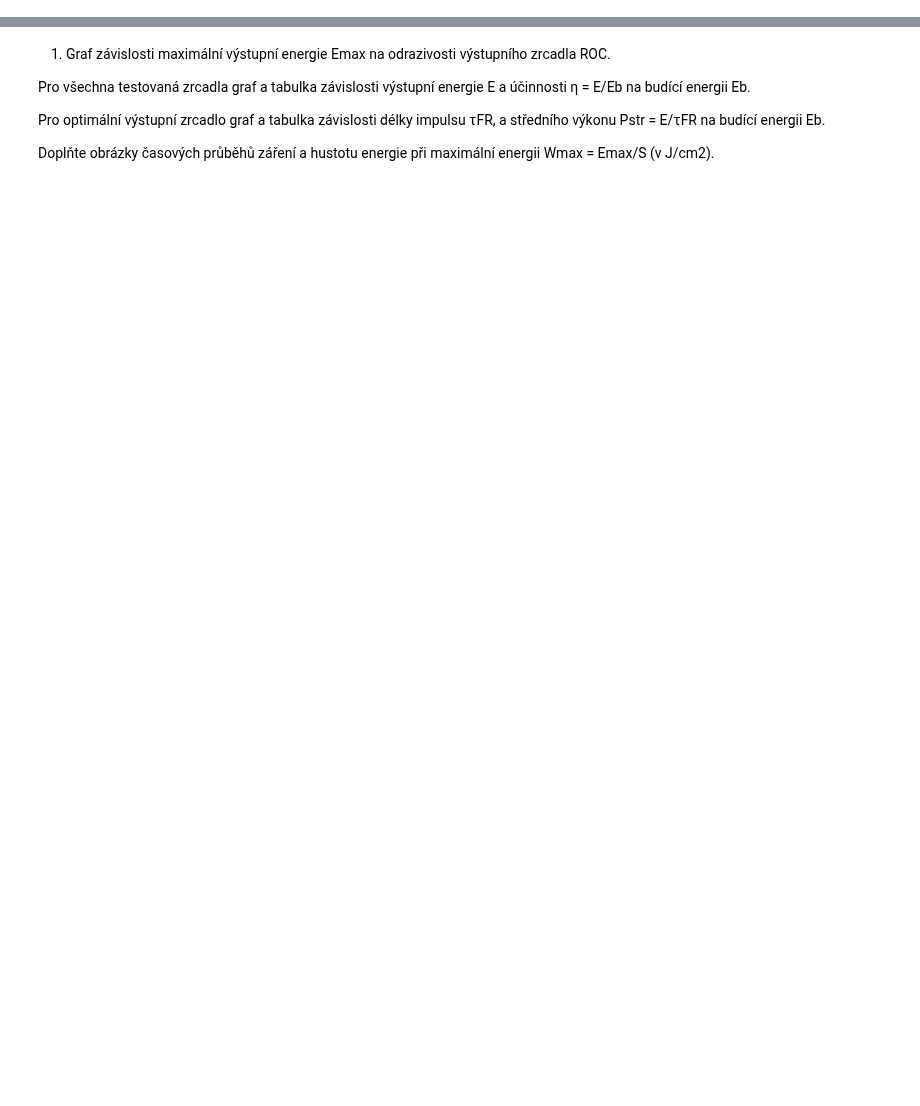
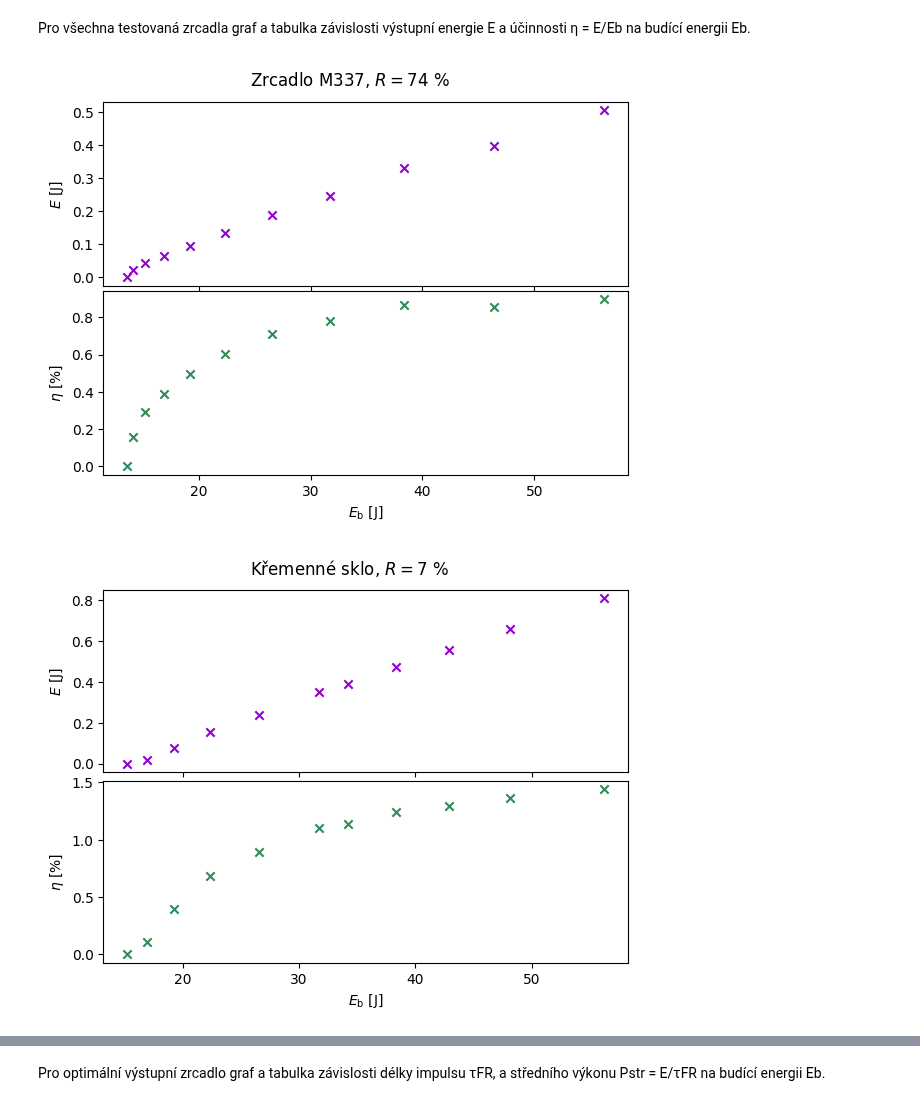
Before and after one commit to omikron-ceti/ZPLT, a Jupyter notebook: uloha_01/data_01/data_01.ipynb, the cells around one changed output, grey strips where cells are left out. Drawn from its saved outputs; the diff is of its cells as text; code cells hidden in the pictures; blank space fills up the shorter version.

```diff
--- a/uloha_01/data_01/data_01.ipynb
+++ b/uloha_01/data_01/data_01.ipynb
@@ -16,5 +20,6 @@ import matplotlib.pyplot as plt # vykreslovani grafu
 prevodni_tabulka = pd.read_excel("data_01.xlsx", sheet_name="prevodni_tabulka", engine="openpyxl", usecols="A, B", index_col=0)
 zrcadlo_M337 = pd.read_excel("data_01.xlsx", sheet_name="volne", engine="openpyxl", skiprows=1, usecols="A, B", nrows=12)
 kremenne_sklo = pd.read_excel("data_01.xlsx", sheet_name="volne", engine="openpyxl", skiprows=1, usecols="C, D", nrows=12)
-zrcadlo_M237 = pd.read_excel("data_01.xlsx", sheet_name="volne", engine="openpyxl", skiprows=1, usecols="E, F", nrows=12)
+zrcadlo_M327 = pd.read_excel("data_01.xlsx", sheet_name="volne", engine="openpyxl", skiprows=1, usecols="E, F", nrows=12)
+zesilovac = pd.read_excel("data_01.xlsx", sheet_name="zesilovac", engine="openpyxl", skiprows=1, usecols="A, B", nrows=12)
 prevodni_tabulka = prevodni_tabulka.to_dict(orient="dict")["U [V]"]
@@ -30,0 +65,64 @@ zrcadlo_M237_prevedene = pd.DataFrame.from_dict({
+# %% [markdown]
+Pro všechna testovaná zrcadla graf a tabulka závislosti výstupní energie E a účinnosti η = E/Eb na budící energii Eb.
+# %%
+ucinnost_M337 = zrcadlo_M337_prevedene["D2 [J]"]/zrcadlo_M337_prevedene["E_b [J]"] * 100
+ucinnost_kremenne_sklo = kremenne_sklo_prevedene["D2 [J]"]/kremenne_sklo_prevedene["E_b [J]"] * 100
+ucinnost_M327 = zrcadlo_M327_prevedene["D2 [J]"]/zrcadlo_M327_prevedene["E_b [J]"] * 100
+
+fig_M337, ax = plt.subplots(2, 1, sharex=True)
+ax[0].scatter(zrcadlo_M337_prevedene["E_b [J]"], zrcadlo_M337_prevedene["D2 [J]"],
+              color="darkviolet", marker="x")
+ax[1].scatter(zrcadlo_M337_prevedene["E_b [J]"], ucinnost_M337,
+              color="seagreen", marker="x")
+plt.tight_layout(pad=3, h_pad=0)
+plt.suptitle("Zrcadlo M337, $R=74~\\%$")
+ax[1].set_xlabel("$E_\\mathrm{{b}}~\\mathrm{[J]}$")
+ax[0].set_ylabel("$E~\\mathrm{[J]}$")
+ax[1].set_ylabel("$\\eta~\\mathrm{[\%]}$")
+plt.savefig("../protokol_01/img/zrcadlo_M337.pdf")
+
+fig_kremenne_sklo, ax = plt.subplots(2, 1, sharex=True)
+ax[0].scatter(kremenne_sklo_prevedene["E_b [J]"], kremenne_sklo_prevedene["D2 [J]"],
+              color="darkviolet", marker="x")
+ax[1].scatter(kremenne_sklo_prevedene["E_b [J]"], ucinnost_kremenne_sklo,
+              color="seagreen", marker="x")
+plt.tight_layout(pad=3, h_pad=0)
+plt.suptitle("Křemenné sklo, $R=7~\\%$")
+ax[1].set_xlabel("$E_\\mathrm{{b}}~\\mathrm{[J]}$")
+ax[0].set_ylabel("$E~\\mathrm{[J]}$")
+ax[1].set_ylabel("$\\eta~\\mathrm{[\%]}$")
+plt.savefig("../protokol_01/img/zrcadlo_kremenne_sklo.pdf")
+
+fig_M327, ax = plt.subplots(2, 1, sharex=True)
+ax[0].scatter(zrcadlo_M327_prevedene["E_b [J]"], zrcadlo_M327_prevedene["D2 [J]"],
+              color="darkviolet", marker="x")
+ax[1].scatter(zrcadlo_M327_prevedene["E_b [J]"], ucinnost_M327,
+              color="seagreen", marker="x")
+plt.tight_layout(pad=3, h_pad=0)
+plt.suptitle("Zrcadlo M327, $R=48~\\%$")
+ax[1].set_xlabel("$E_\\mathrm{{b}}~\\mathrm{[J]}$")
+ax[0].set_ylabel("$E~\\mathrm{[J]}$")
+ax[1].set_ylabel("$\\eta~\\mathrm{[\%]}$")
+plt.savefig("../protokol_01/img/zrcadlo_M327.pdf")
+
+zrcadla_ucinnost = {
+    "zrcadlo M337":pd.DataFrame.from_dict({"E_b [J]": list(zrcadlo_M337_prevedene["E_b [J]"]),
+                    "E [J]": list(zrcadlo_M337_prevedene["D2 [J]"]),
+                    "eta [%]": list(ucinnost_M337)}),
+    "kremenne sklo":pd.DataFrame.from_dict({"E_b [J]": list(kremenne_sklo_prevedene["E_b [J]"]),
+                    "E [J]": list(kremenne_sklo_prevedene["D2 [J]"]),
+                    "eta [%]": list(ucinnost_kremenne_sklo)}),
+    "zrcadlo M327":pd.DataFrame.from_dict({"E_b [J]": list(zrcadlo_M327_prevedene["E_b [J]"]),
+                    "E [J]": list(zrcadlo_M327_prevedene["D2 [J]"]),
+                    "eta [%]": list(ucinnost_M327)})
+}
+
+with open("tabulka_M337.txt", "w") as file:
+    file.write(zrcadla_ucinnost["zrcadlo M337"].to_latex(index=False).replace(".", ","))
+with open("tabulka_kremenne_sklo.txt", "w") as file:
+    file.write(zrcadla_ucinnost["kremenne sklo"].to_latex(index=False).replace(".", ","))
+with open("tabulka_M237.txt", "w") as file:
+    file.write(zrcadla_ucinnost["zrcadlo M327"].to_latex(index=False).replace(".", ","))
+# %% [output]
+[figure, added]
+[figure, added]
@@ -31,8 +130,3 @@ zrcadlo_M237_prevedene = pd.DataFrame.from_dict({
 # %% [markdown]
-1. Graf závislosti maximální výstupní energie Emax na odrazivosti výstupního zrcadla ROC.
-
-Pro všechna testovaná zrcadla graf a tabulka závislosti výstupní energie E a účinnosti η = E/Eb na budící energii Eb.
 
 Pro optimální výstupní zrcadlo graf a tabulka závislosti délky impulsu τFR, a středního výkonu Pstr = E/τFR na budící energii Eb.
-
-Doplňte obrázky časových průběhů záření a hustotu energie při maximální energii Wmax = Emax/S (v J/cm2).
```
Also changed, not shown: parts of 14 cells of this notebook, 28 other files.
